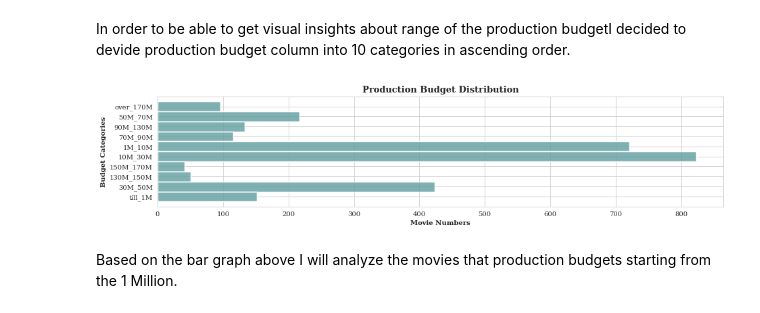
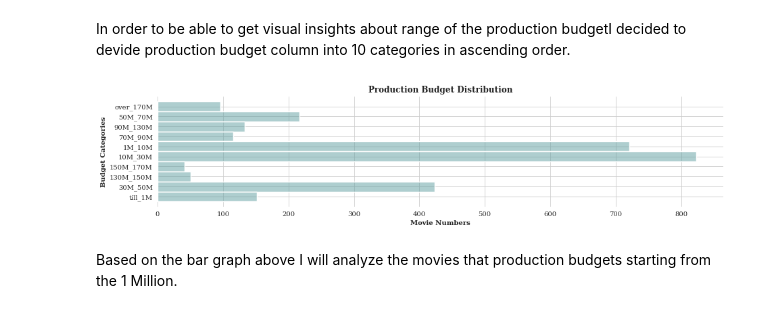
Before and after one commit to kamalova/Microsoft-Movie-Studio-Analysis, a Jupyter notebook: microsoft_movie_analysis.ipynb, the cells around one changed output. Saved outputs shown, nothing was run; the diff lists cells and outputs as text; code cells hidden in the pictures.

```diff
--- a/microsoft_movie_analysis.ipynb
+++ b/microsoft_movie_analysis.ipynb
@@ -422,19 +419,21 @@ final_df['budget_bins'] = budget_bin
 # %%
 # creating barplot
 plt.figure(figsize=(15,3))
 
 sns.set_style('whitegrid',{'font.family':'serif', 'font.serif':['Times New Roman']})
 
-ax = sns.histplot(final_df, y='budget_bins', bins=10, multiple="stack", color='cadetblue',alpha=0.8)
+ax = sns.histplot(final_df, y='budget_bins', bins=10, multiple="stack", color='cadetblue',alpha=0.5)
 
-plt.title("Production Budget Distribution", fontdict= { 'fontsize': 13, 'fontweight':'bold'})
+sns.color_palette('crest', as_cmap=True)
+
+plt.title("Production Budget Distribution", fontdict= { 'fontsize': 12, 'fontweight':'bold'})
 plt.xlabel("Movie Numbers", fontdict= { 'fontsize': 10, 'fontweight':'bold'})
 plt.ylabel("Budget Categories", fontdict= { 'fontsize': 10, 'fontweight':'bold'})
-
+sns.despine(left=True, bottom=True)
 plt.savefig('./images/fig1.png')
 plt.show()
 # %% [output]
-[figure, old version]
+[figure, new version]
 # %% [markdown]
 Based on the bar graph above I will  analyze the movies that production budgets starting from the 1 Million.
 # %%
```
Also changed, not shown: parts of 16 cells of this notebook, 10 other files.
